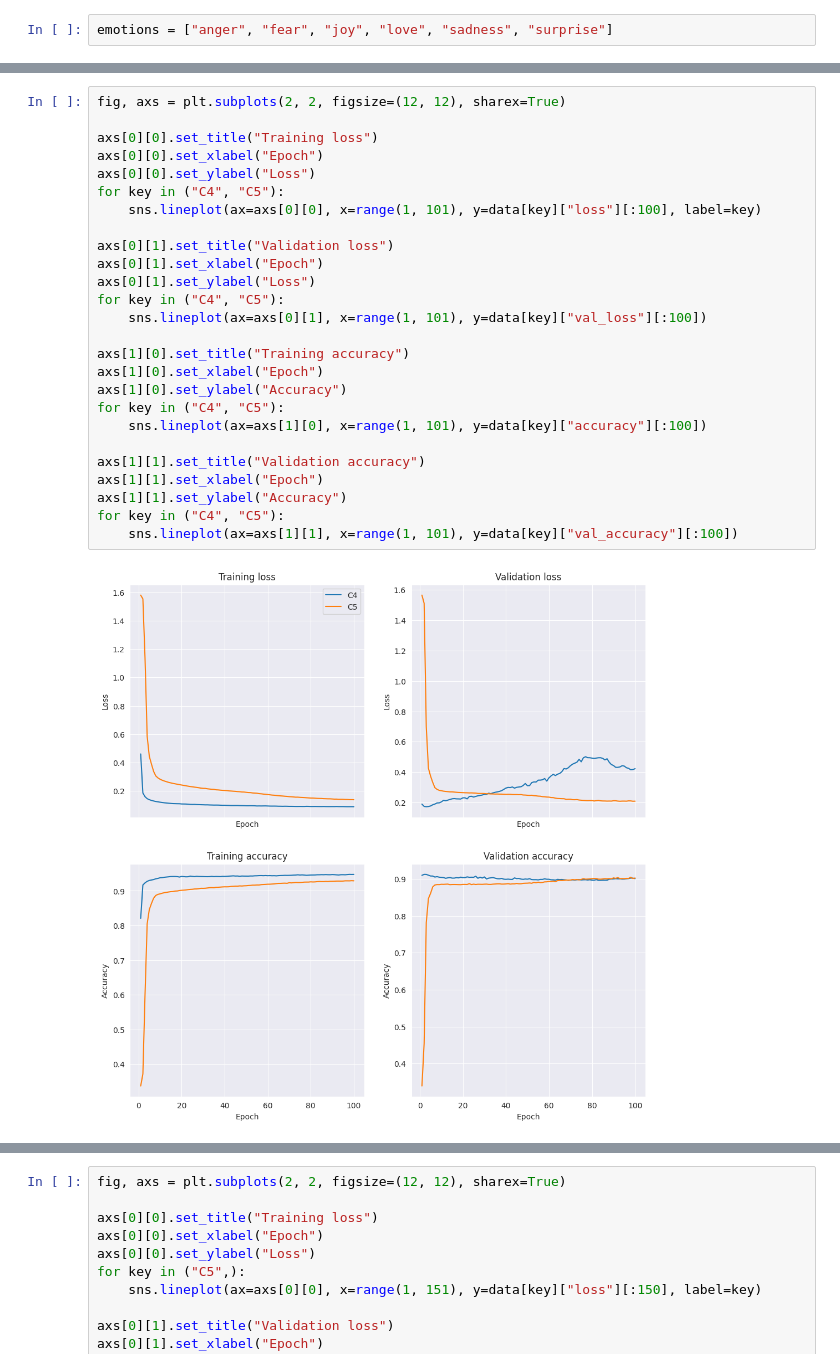
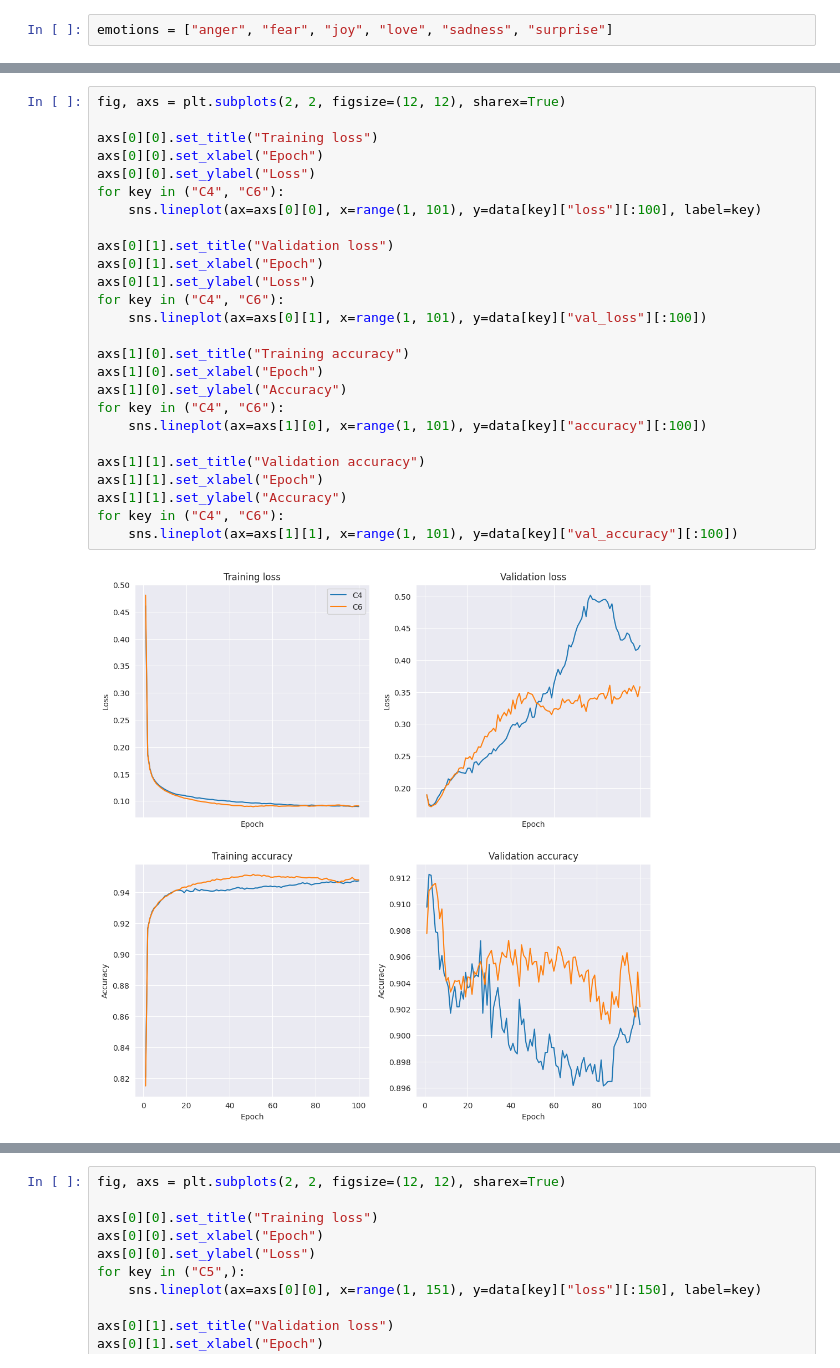
Before and after one commit to parafoxia/decks, a Jupyter notebook: eval_net_time.ipynb, the cells around one changed output, grey strips where cells are left out. Saved outputs shown, nothing was run; the diff lists cells and outputs as text.

```diff
--- a/eval_net_time.ipynb
+++ b/eval_net_time.ipynb
@@ -64,31 +64,31 @@ sorted(data.keys())
 # %%
 fig, axs = plt.subplots(2, 2, figsize=(12, 12), sharex=True)
 
 axs[0][0].set_title("Training loss")
 axs[0][0].set_xlabel("Epoch")
 axs[0][0].set_ylabel("Loss")
-for key in ("C4", "C5"):
+for key in ("C4", "C6"):
     sns.lineplot(ax=axs[0][0], x=range(1, 101), y=data[key]["loss"][:100], label=key)
 
 axs[0][1].set_title("Validation loss")
 axs[0][1].set_xlabel("Epoch")
 axs[0][1].set_ylabel("Loss")
-for key in ("C4", "C5"):
+for key in ("C4", "C6"):
     sns.lineplot(ax=axs[0][1], x=range(1, 101), y=data[key]["val_loss"][:100])
 
 axs[1][0].set_title("Training accuracy")
 axs[1][0].set_xlabel("Epoch")
 axs[1][0].set_ylabel("Accuracy")
-for key in ("C4", "C5"):
+for key in ("C4", "C6"):
     sns.lineplot(ax=axs[1][0], x=range(1, 101), y=data[key]["accuracy"][:100])
 
 axs[1][1].set_title("Validation accuracy")
 axs[1][1].set_xlabel("Epoch")
 axs[1][1].set_ylabel("Accuracy")
-for key in ("C4", "C5"):
+for key in ("C4", "C6"):
     sns.lineplot(ax=axs[1][1], x=range(1, 101), y=data[key]["val_accuracy"][:100])
 # %% [output]
-[figure, old version]
+[figure, new version]
 # %%
 fig, axs = plt.subplots(1, 6, figsize=(24, 5), sharex=True, sharey=True)
 
```
Also changed, not shown: parts of 2 cells of this notebook, 1 other file.
